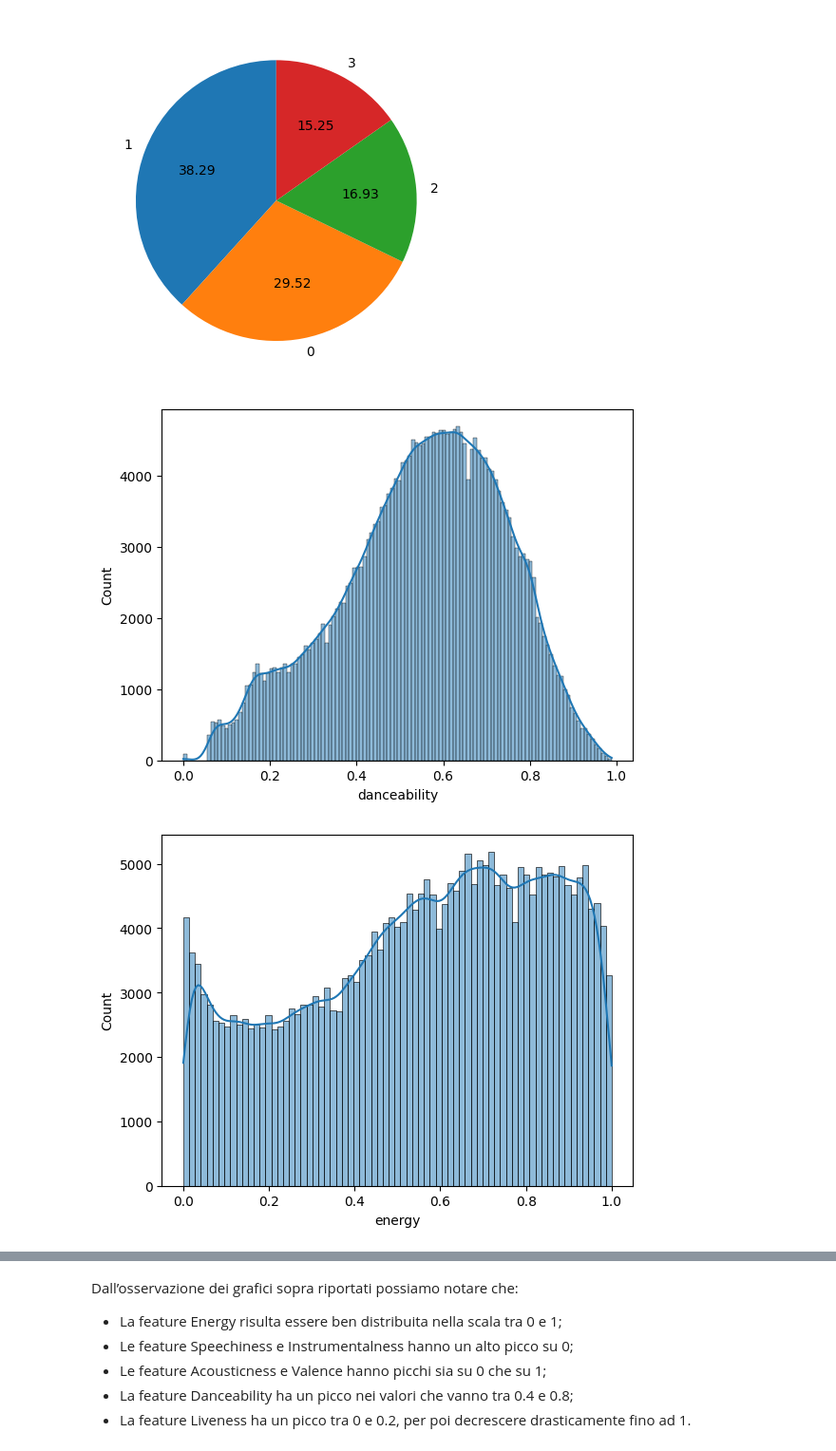
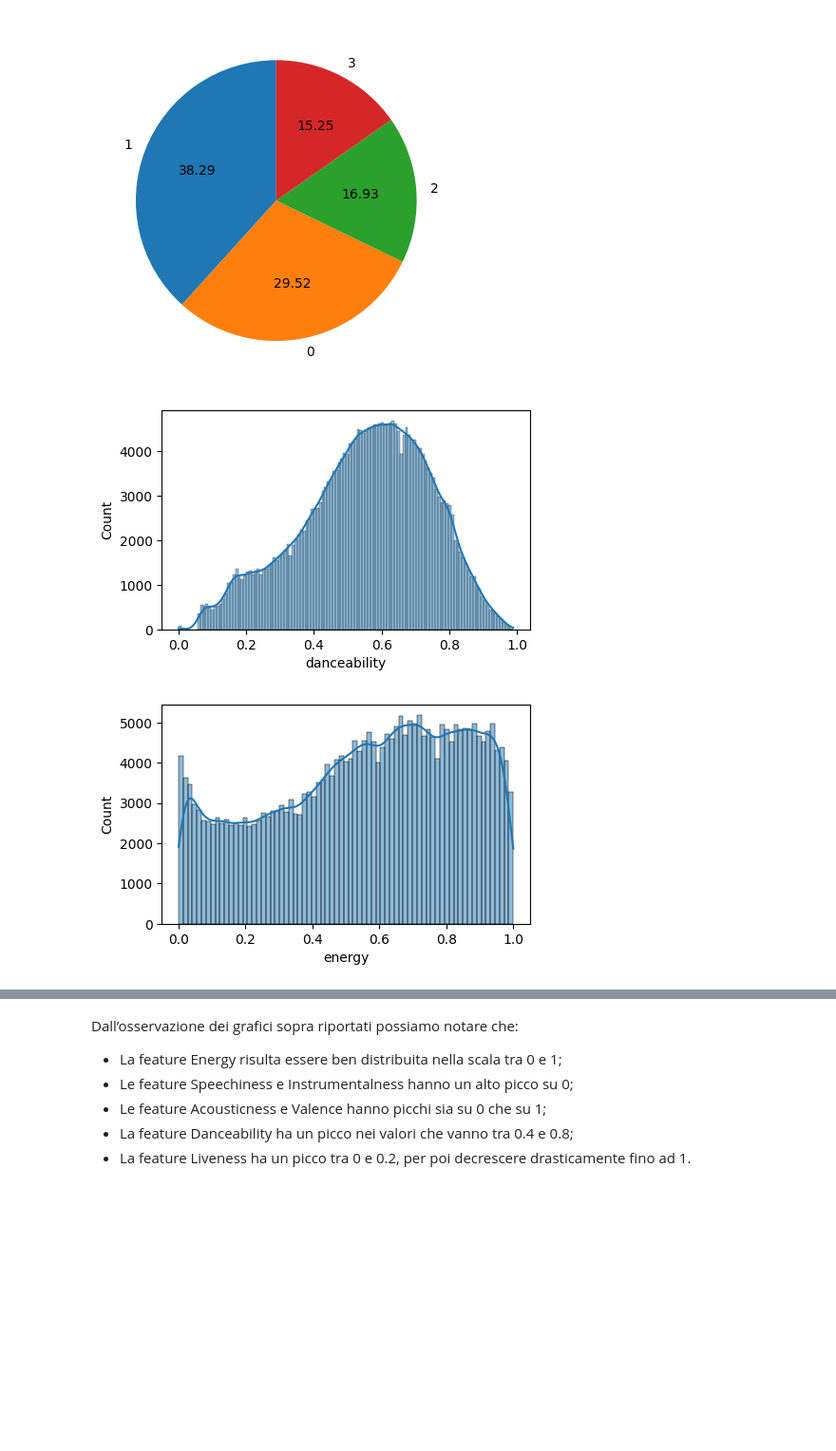
Before and after one commit to PlayMoodify/PlayMoodify.model, a Jupyter notebook: Project.ipynb, the cells around one changed output, grey strips where cells are left out. Shown at 95% size. Saved outputs shown, nothing was run; the diff lists cells and outputs as text; code cells hidden in the pictures; blank space fills up the shorter version.

```diff
--- a/Project.ipynb
+++ b/Project.ipynb
@@ -44,32 +46,41 @@ plt.show()
 [figure]
 # %%
 # Analisi della distribuzione delle singole feature all'interno del dataset
+plt.figure(figsize=(5, 3))
 sns.histplot(df["danceability"], kde=True)
 plt.show()
 
+plt.figure(figsize=(5, 3))
 sns.histplot(df["energy"], kde=True)
 plt.show()
 
+plt.figure(figsize=(5, 3))
 sns.histplot(df["loudness"], kde=True)
 plt.show()
 
+plt.figure(figsize=(5, 3))
 sns.histplot(df["speechiness"], kde=True)
 plt.show()
 
+plt.figure(figsize=(5, 3))
 sns.histplot(df["acousticness"], kde=True)
 plt.show()
 
+plt.figure(figsize=(5, 3))
 sns.histplot(df["instrumentalness"], kde=True)
 plt.show()
 
+plt.figure(figsize=(5, 3))
 sns.histplot(df["liveness"], kde=True)
 plt.show()
 
+plt.figure(figsize=(5, 3))
 sns.histplot(df["valence"], kde=True)
 plt.show()
 
+plt.figure(figsize=(5, 3))
 sns.histplot(df["tempo"], kde=True)
 plt.show()
 # %% [output]
-[figure, old version]
+[figure, new version]
-[figure, old version]
+[figure, new version]
```
Also changed, not shown: parts of 15 cells of this notebook.
